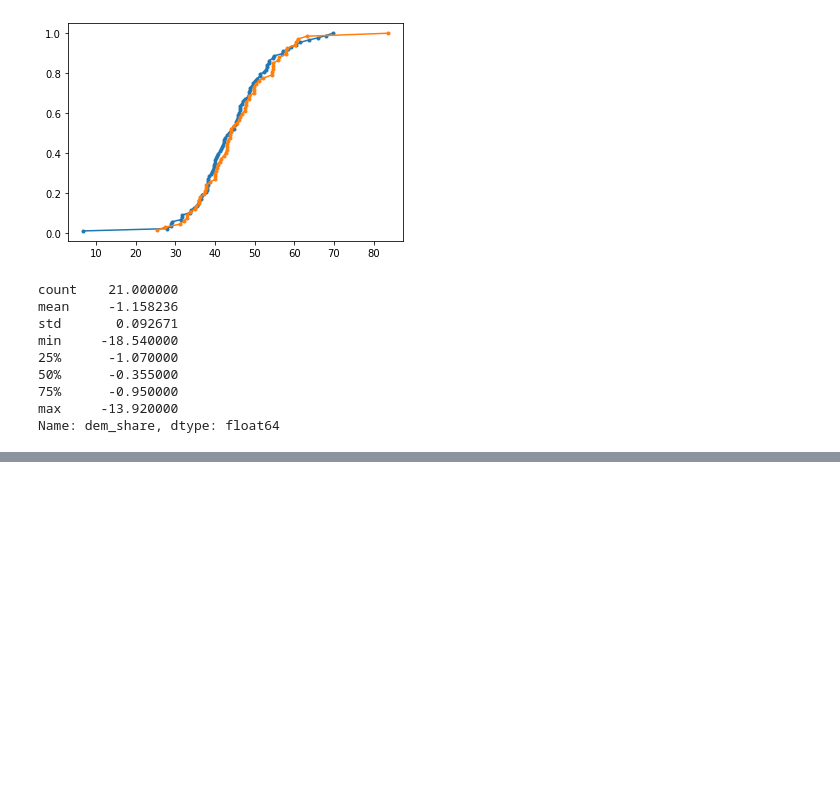
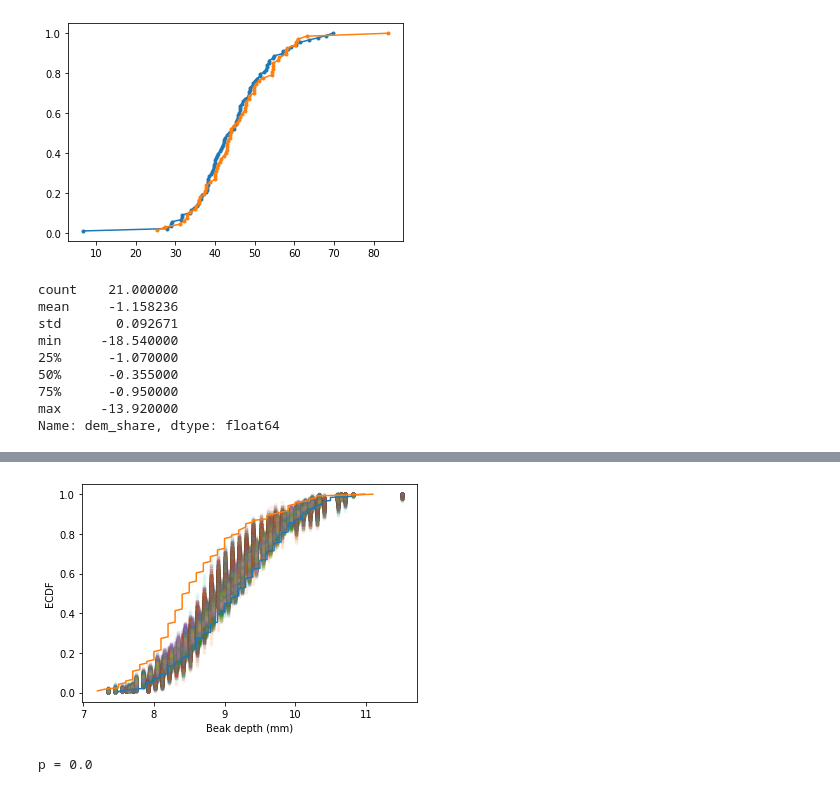
Before and after one commit to rmarinplana/personalProjects, a Jupyter notebook: EDA/statistical_thinking.ipynb, the cells around one changed output, grey strips where cells are left out. Cells and saved outputs as stored; diff of their text form; code cells hidden in the pictures; blank space fills up the shorter version.

```diff
--- a/EDA/statistical_thinking.ipynb
+++ b/EDA/statistical_thinking.ipynb
@@ -502,0 +630,35 @@ p-value = 0.76
+# %%
+# Compute mean of combined data set: combined_mean
+combined_mean = np.mean(np.concatenate((fb75.bdepth, fb12.bdepth)))
+
+# Shift the samples
+bd_1975_shifted = fb75.bdepth - np.mean(fb75.bdepth) + combined_mean
+bd_2012_shifted = fb12.bdepth - np.mean(fb12.bdepth) + combined_mean
+
+# Get bootstrap replicates of shifted data sets
+bs_bd_mean_diffs = np.empty(1000)
+for i in range(0, 1000):
+    bs_bd12 = np.random.choice(bd_1975_shifted, size=len(fb75.bdepth))
+    bs_bd75 = np.random.choice(bd_2012_shifted, size=len(fb12.bdepth))
+    bs_bd_mean_diffs[i] = np.mean(bs_bd12) - np.mean(bs_bd75)
+
+    x_bs_bd12, y_bs_bd12 = ecdf(bs_bd12)
+    x_bs_bd75, y_bs_bd75 = ecdf(bs_bd75)
+    plt.plot(x_bs_bd12, y_bs_bd12, marker='.', linestyle="none", alpha=0.05)
+    plt.plot(x_bs_bd75, y_bs_bd75, marker='.', linestyle="none", alpha=0.05)
+
+plt.plot(x_bd75, y_bd75)
+plt.plot(x_bd12, y_bd12)
+plt.xlabel('Beak depth (mm)')
+plt.ylabel('ECDF')
+plt.show()
+plt.show()
+
+# Compute the p-value
+p = np.sum(bs_bd_mean_diffs <= bd_mean_diff) / len(bs_bd_mean_diffs)
+
+# Print p-value
+print('p =', p)
+# %% [output]
+[figure, added]
+p = 0.0
```
Also changed, not shown: parts of 40 cells of this notebook.
